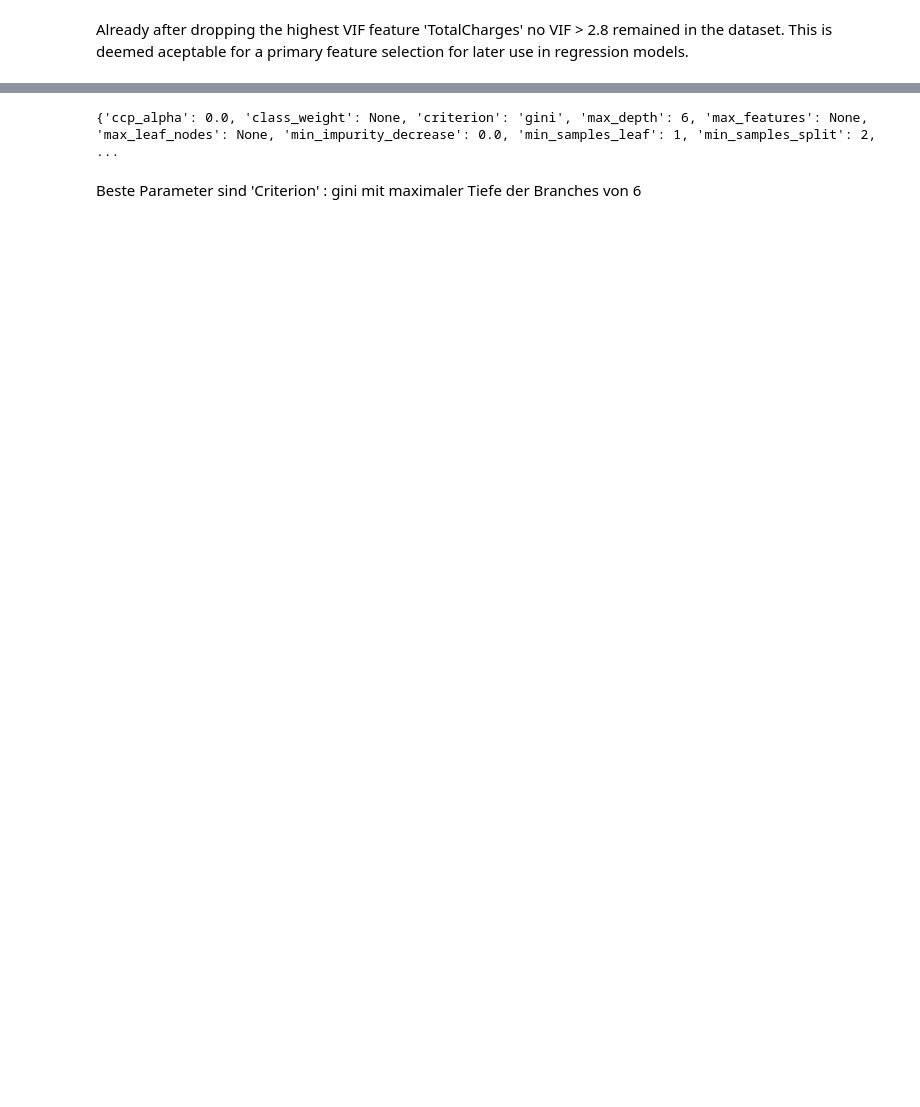
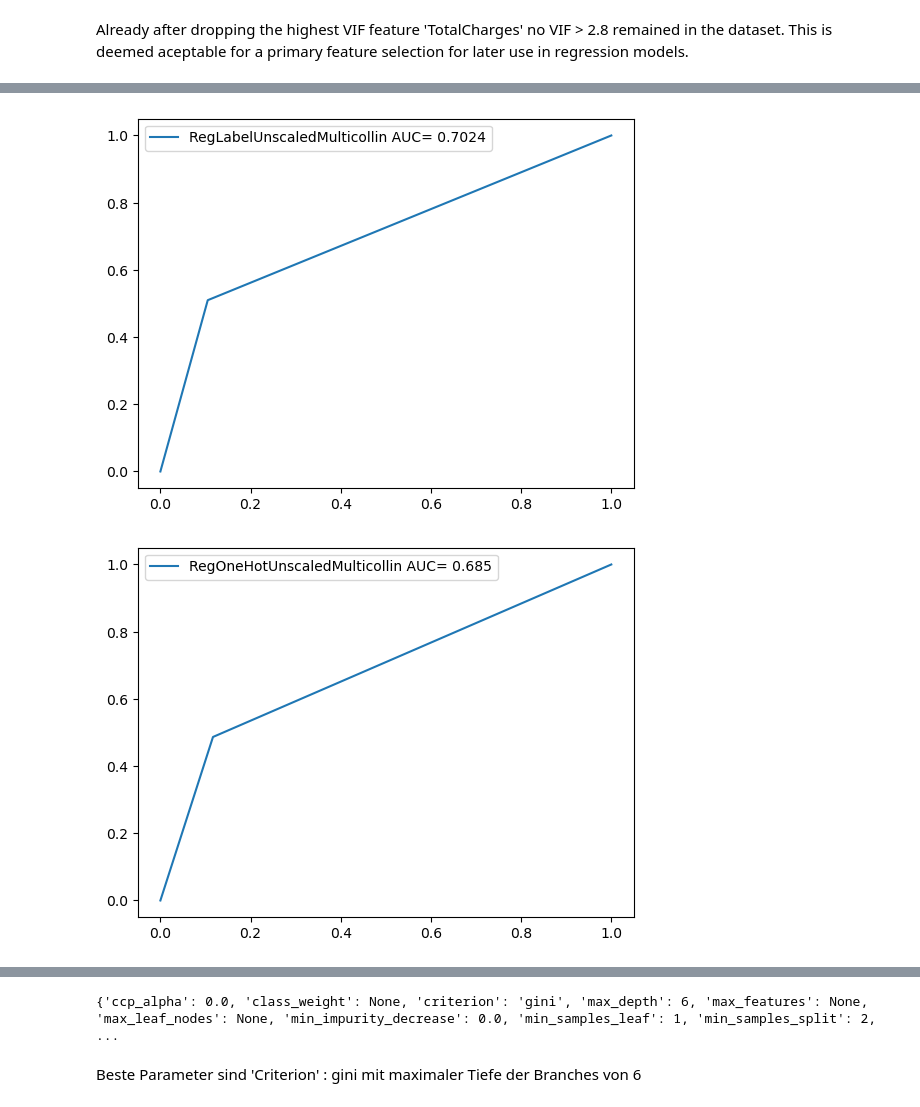
Before and after one commit to Gepolter/ChurnPrediction, a Jupyter notebook: ChurnPrediction.ipynb, the cells around one changed output, grey strips where cells are left out. Cells and saved outputs as stored; diff of their text form; code cells hidden in the pictures; blank space fills up the shorter version.

```diff
--- a/ChurnPrediction.ipynb
+++ b/ChurnPrediction.ipynb
@@ -1102,0 +555,10 @@ confusion matrix:
+# %%
+le = LabelEncoder()
+
+#label encoded datasets
+X_trainLabelEnc = X_train.apply(le.fit_transform)
+X_testLabelEnc = X_test.apply(le.fit_transform)
+
+#onehot encoded datasets
+X_trainOneHotEnc = pd.get_dummies(X_train, drop_first=True)
+X_testOneHotEnc = pd.get_dummies(X_test, drop_first=True)
@@ -1102,0 +570,38 @@ confusion matrix:
+# %%
+#creating models
+logRegLabelEnc = LogisticRegression(random_state=42, max_iter=10000, solver='sag')
+logRegOneHotEnc = LogisticRegression(random_state=42, max_iter=10000, solver='sag')
+
+treeLabelEnc = DecisionTreeClassifier(random_state=42)
+treeOneHotEnc = DecisionTreeClassifier(random_state=42)
+
+forestLabelEnc = RandomForestClassifier(random_state=42)
+forestOneHotEnc = RandomForestClassifier(random_state=42)
+
+#fitting
+logRegLabelEnc.fit(X_trainLabelEnc, y_train)
+logRegLabelPreds = logRegLabelEnc.predict(X_testLabelEnc)
+modelMetrics(y_test, logRegLabelPreds, "RegLabelUnscaledMulticollin")
+
+logRegOneHotEnc.fit(X_trainOneHotEnc, y_train)
+logRegOneHotPreds = logRegOneHotEnc.predict(X_testOneHotEnc)
+modelMetrics(y_test, logRegOneHotPreds, "RegOneHotUnscaledMulticollin")
+
+treeLabelEnc.fit(X_trainLabelEnc, y_train)
+treeLabelEncPreds = treeLabelEnc.predict(X_testLabelEnc)
+modelMetrics(y_test, treeLabelEncPreds, "treeLabels")
+
+treeOneHotEnc.fit(X_trainOneHotEnc, y_train)
+treeOneHotEncPreds = treeOneHotEnc.predict(X_testOneHotEnc)
+modelMetrics(y_test, treeOneHotEncPreds, "treeOneHot")
+
+forestLabelEnc.fit(X_trainLabelEnc, y_train)
+forestLabelEncPreds = forestLabelEnc.predict(X_testLabelEnc)
+modelMetrics(y_test, forestLabelEncPreds, "forestLabels")
+
+forestOneHotEnc.fit(X_trainOneHotEnc, y_train)
+forestOneHotEncPreds = forestOneHotEnc.predict(X_testOneHotEnc)
+modelMetrics(y_test, forestOneHotEncPreds, "forestOneHot")
+# %% [output]
+[figure, added]
+[figure, added]
```
Also changed, not shown: parts of 77 cells of this notebook.
